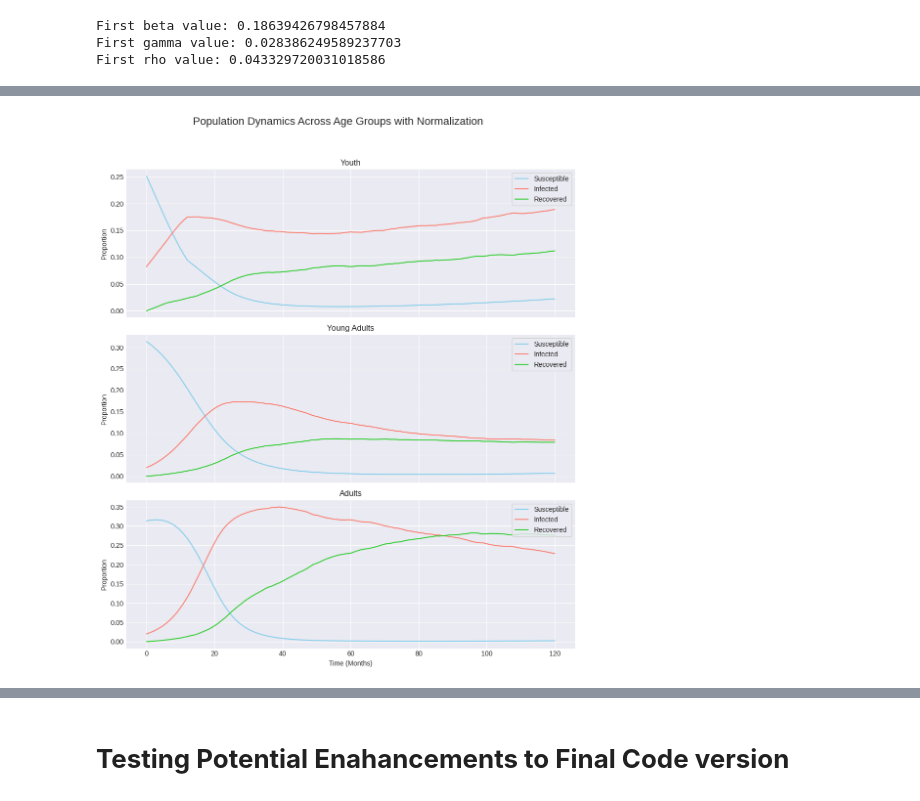
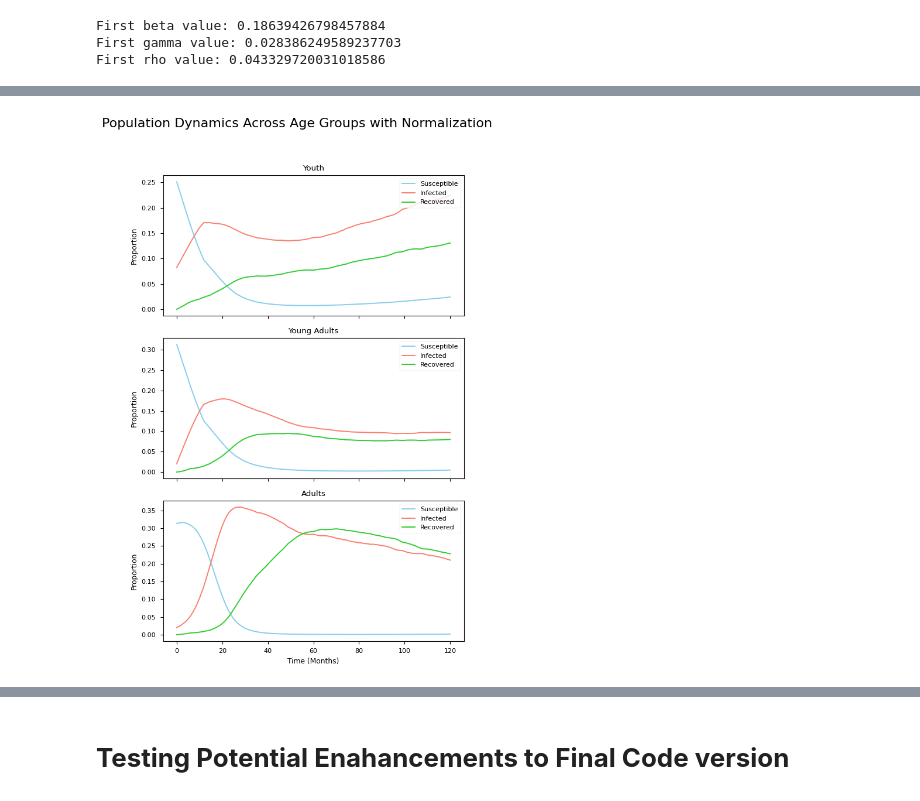
Before and after one commit to revak18/nicotine_use_mathmodel, a Jupyter notebook: NicotineUse_SIR_DDE_Model.ipynb, the cells around one changed output, grey strips where cells are left out. Drawn from its saved outputs; the diff is of its cells as text; code cells hidden in the pictures.

```diff
--- a/NicotineUse_SIR_DDE_Model.ipynb
+++ b/NicotineUse_SIR_DDE_Model.ipynb
@@ -190,19 +190,6 @@ First beta value: 0.18639426798457884
 First gamma value: 0.028386249589237703
 First rho value: 0.043329720031018586
 # %%
-import numpy as np
-import matplotlib.pyplot as plt
-from ddeint import ddeint
-import random
-
-B = 0.00103  # Birth rate per month
-mu = 0.0006254  # Death rate per month
-aging_rate_y_to_ya = 1 / (7 * 12) # 7 years to transition from 'youth' (11yrs) to 'young adult' (18yrs)
-aging_rate_ya_to_a = 1 / (5 * 12)  # 5 years to transition from 'young adult' (18yrs)  to 'adult' (23yrs)
-tau_1 = 12
-tau_2 = 6
-tau_3 = 12
-
 def model(Y, t):
 
     S_y, I_y, R_y, S_ya, I_ya, R_ya, S_a, I_a, R_a = Y(t)
@@ -252,3 +239,6 @@ def history(t):
 t = np.linspace(0, 120, 120)  # Simulate for 10 years
 t = t.astype('int32')
 sol = ddeint(model, history, t)
+
+totals = sol.sum(axis=1)
+sol /= totals[:, None]
@@ -304,38 +351,38 @@ import numpy as np
 # sol = np.random.rand(120, 9)  # Simulated solution for demonstration
 
 # Use a built-in style
-plt.style.use('seaborn-v0_8-darkgrid')  # or 'ggplot', 'seaborn-poster', etc., based on preference
+plt.style.use('seaborn-v0_8-paper')  # or 'ggplot', 'seaborn-poster', etc., based on preference
 
 #['Solarize_Light2', '_classic_test_patch', '_mpl-gallery', '_mpl-gallery-nogrid', 'bmh', 'classic', 'dark_background',
 #'fast', 'fivethirtyeight', 'ggplot', 'grayscale', 'petroff10', 'seaborn-v0_8', 'seaborn-v0_8-bright', 'seaborn-v0_8-colorblind',
 #'seaborn-v0_8-dark', 'seaborn-v0_8-dark-palette', 'seaborn-v0_8-darkgrid', 'seaborn-v0_8-deep', 'seaborn-v0_8-muted', 'seaborn-v0_8-notebook',
 #'seaborn-v0_8-paper', 'seaborn-v0_8-pastel', 'seaborn-v0_8-poster', 'seaborn-v0_8-talk', 'seaborn-v0_8-ticks', 'seaborn-v0_8-white', 'seaborn-v0_8-whitegrid', 'tableau-colorblind10']
 
 
 # Set up figure and axes
-fig, axs = plt.subplots(3, 1, figsize=(10, 12), sharex=True)  # Share X-axis
+fig, axs = plt.subplots(3, 1, figsize=(6, 10), sharex=True)  # Share X-axis
 
 # Titles for each subplot
 titles = ['Youth', 'Young Adults', 'Adults']
 labels = ['Susceptible', 'Infected', 'Recovered']
 colors = ['skyblue', 'salmon', 'limegreen']  # Colors for each line
 
 for i in range(3):
     ax = axs[i]
     for j in range(3):
         ax.plot(t, sol[:, i*3 + j], label=labels[j], color=colors[j])
     ax.set_title(titles[i])
     ax.set_ylabel('Proportion')
     ax.legend(frameon=True, loc='upper right')
     if i == 2:
         ax.set_xlabel('Time (Months)')
 
 fig.suptitle('Population Dynamics Across Age Groups with Normalization', fontsize=16)
 plt.tight_layout(rect=[0, 0.03, 1, 0.95])  # Adjust the rect to leave space for suptitle
 
 plt.show()
 # %% [output]
-[figure, old version]
+[figure, new version]
 # %%
 import matplotlib.pyplot as plt
 import numpy as np
```
Also changed, not shown: parts of 4 cells of this notebook.
